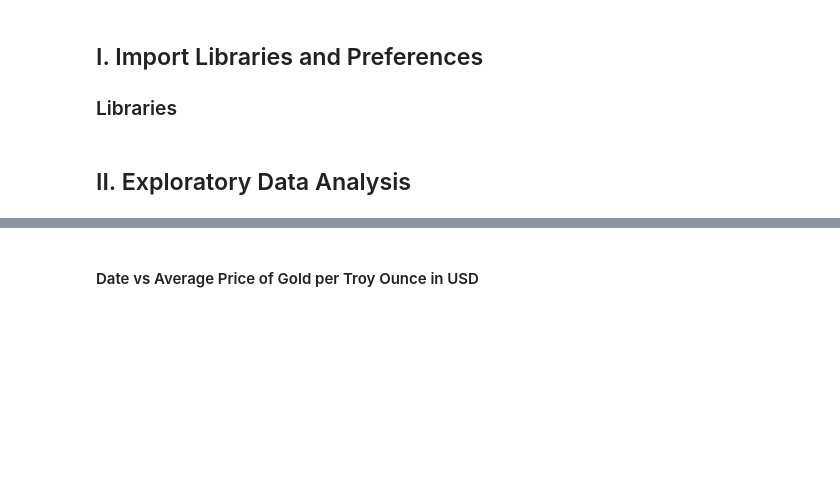
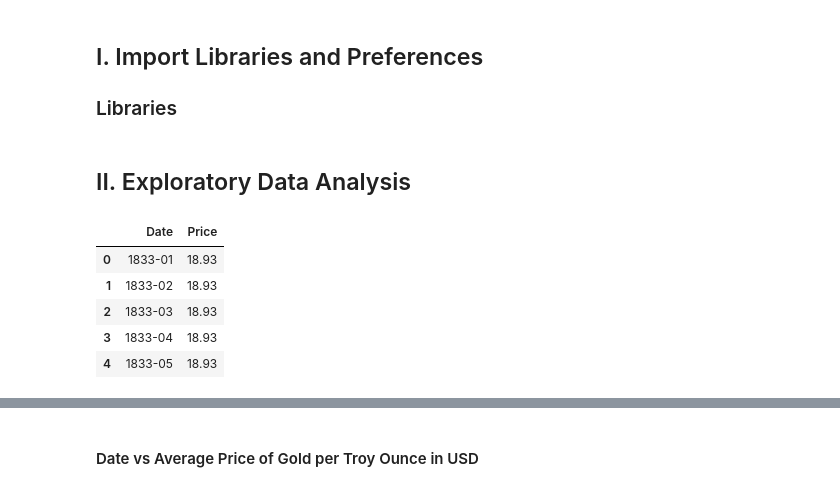
Before and after one commit to naigggs/gold-price-prediction, a Jupyter notebook: notebooks/report.ipynb, the cells around one changed output, grey strips where cells are left out. Cells and saved outputs as stored; diff of their text form; code cells hidden in the pictures; blank space fills up the shorter version.

```diff
--- a/notebooks/report.ipynb
+++ b/notebooks/report.ipynb
@@ -19,7 +25,15 @@ import os
 # %% [markdown]
 ## II. Exploratory Data Analysis
 # %%
-data = pd.read_csv('../datasets/monthly.csv')
+DATASET_URL = '../datasets/monthly.csv'
+data = pd.read_csv(DATASET_URL)
 data.head()
+# %% [output]
+|  | Date | Price |
+| 0 | 1833-01 | 18.93 |
+| 1 | 1833-02 | 18.93 |
+| 2 | 1833-03 | 18.93 |
+| 3 | 1833-04 | 18.93 |
+| 4 | 1833-05 | 18.93 |
 # %%
 data.info()
```
Also changed, not shown: parts of 13 cells of this notebook, 8 other files.
